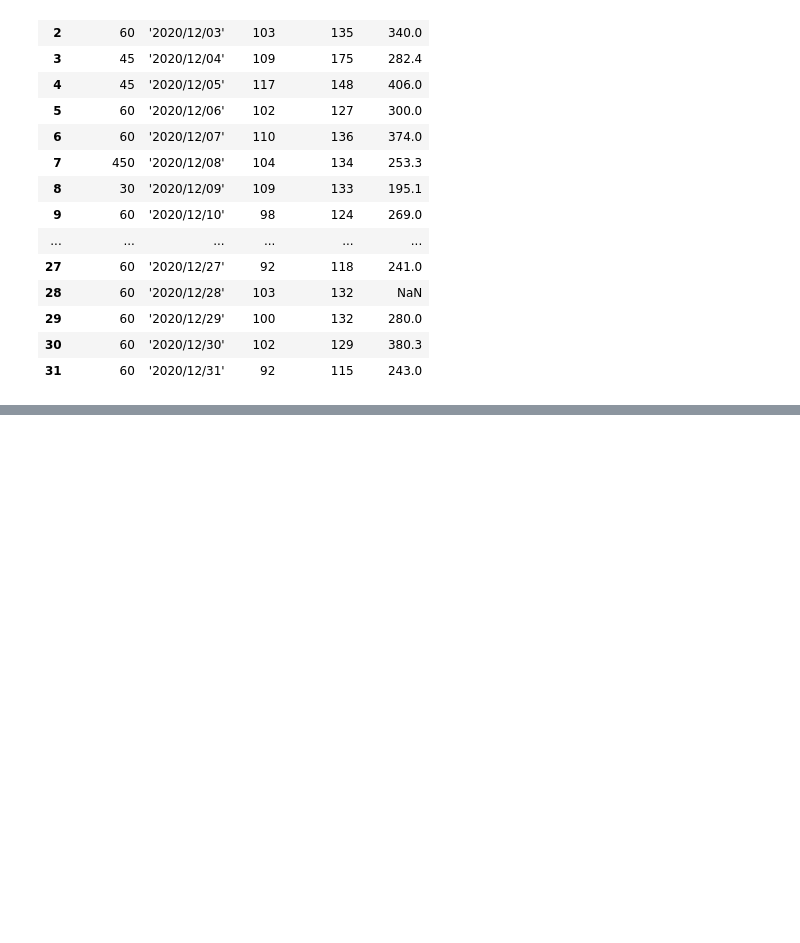
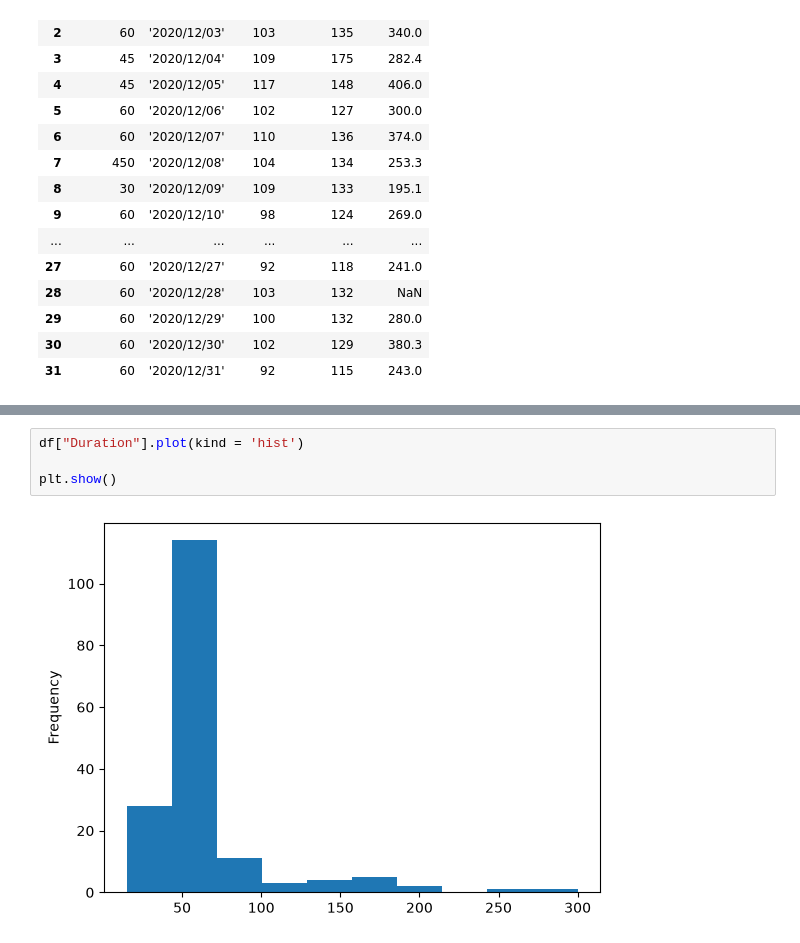
Before and after one commit to Coxxio/ML-Journey, a Jupyter notebook: phase-1-foundations/pandas-w3schools.ipynb, the cells around one changed output, grey strips where cells are left out. Drawn from its saved outputs; the diff is of its cells as text; blank space fills up the shorter version.

```diff
--- a/phase-1-foundations/pandas-w3schools.ipynb
+++ b/phase-1-foundations/pandas-w3schools.ipynb
@@ -443,0 +481,6 @@ df
+# %%
+df["Duration"].plot(kind = 'hist')
+
+plt.show()
+# %% [output]
+[figure, added]
```
Also changed, not shown: parts of 7 cells of this notebook.
